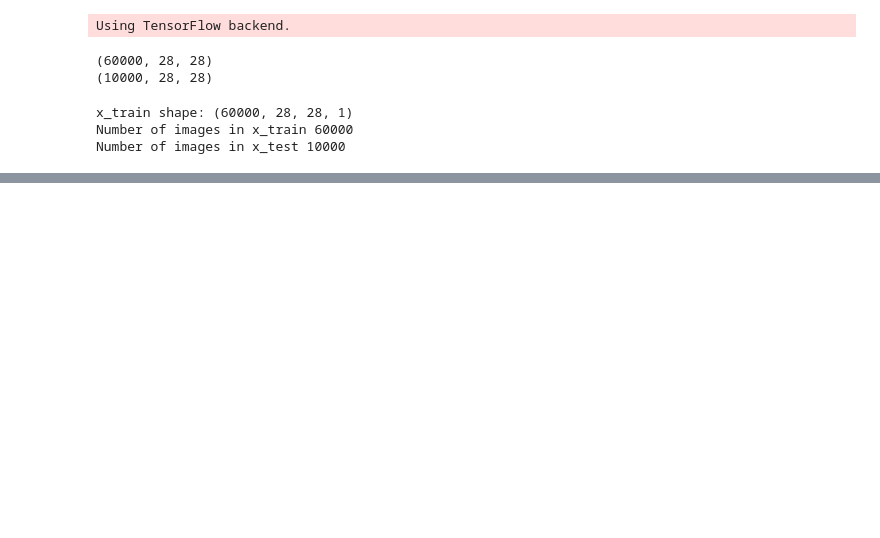
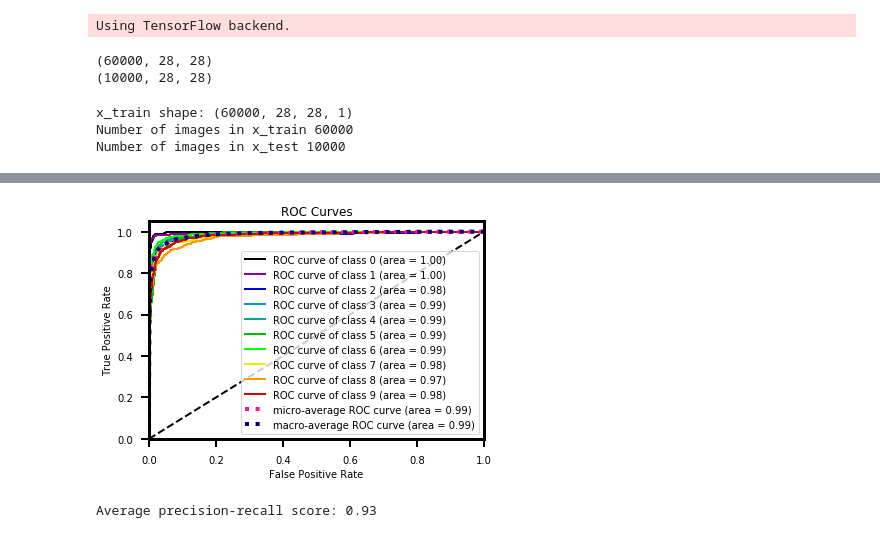
Before and after one commit to deepskies/DeepUtilities, a Jupyter notebook: Example_diagnostics.ipynb, the cells around one changed output, grey strips where cells are left out. Cells and saved outputs as stored; diff of their text form; code cells hidden in the pictures; blank space fills up the shorter version.

```diff
--- a/Example_diagnostics.ipynb
+++ b/Example_diagnostics.ipynb
@@ -195,0 +153,8 @@ plots.plot_sample_img(x_test[:5], y_pred_test[:5], figsize=(10, 5), filename="Im
+# %%
+plots.ROC_plot_sk()
+# %% [output]
+[figure, added]
+# %%
+plots.output_average_precision()
+# %% [output]
+Average precision-recall score: 0.93
```
Also changed, not shown: parts of 13 cells of this notebook, 1 other file.
